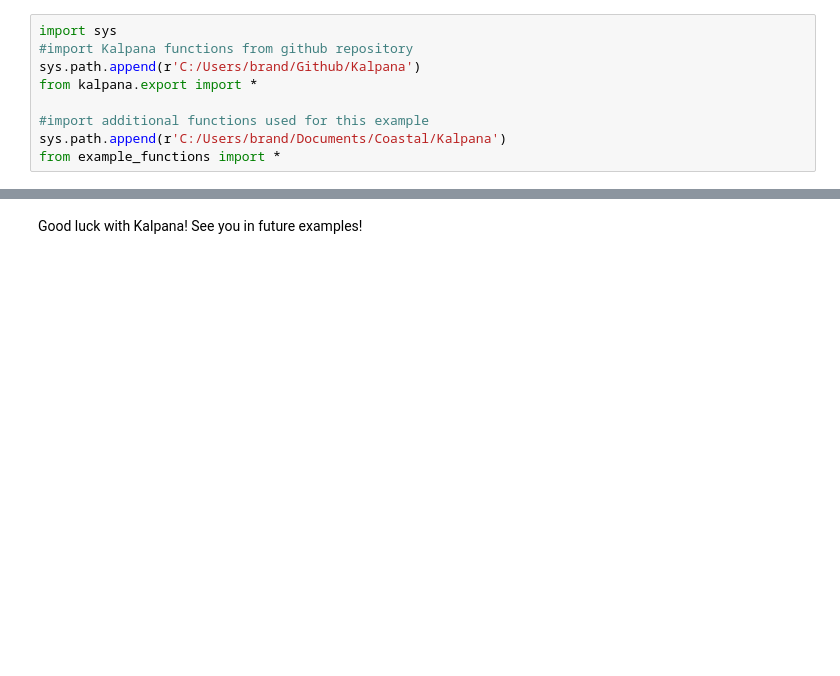
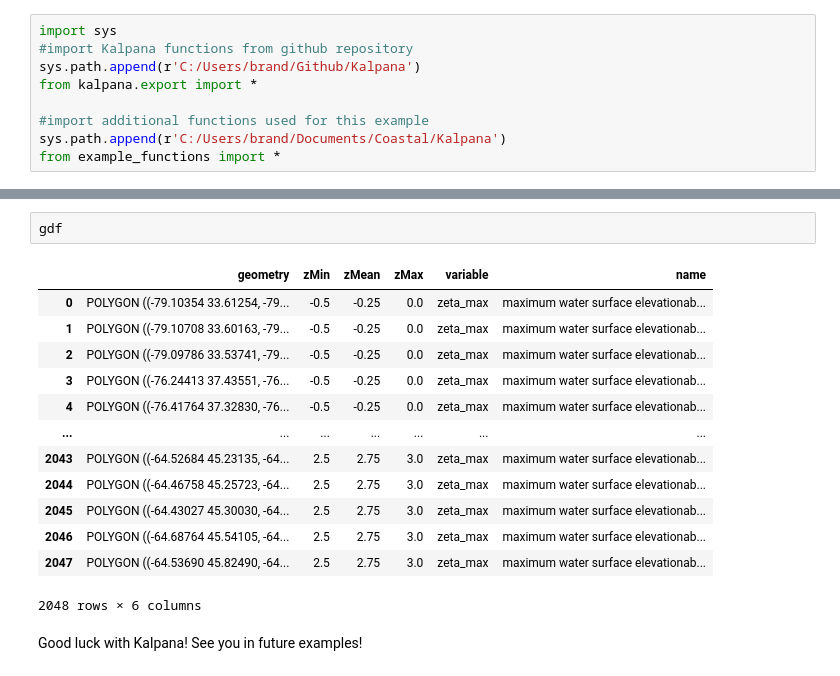
Before and after one commit to tomas19/kalpana_v2, a Jupyter notebook: examples/export_example01.ipynb, the cells around one changed output, grey strips where cells are left out. Drawn from its saved outputs; the diff is of its cells as text; blank space fills up the shorter version.

```diff
--- a/examples/export_example01.ipynb
+++ b/examples/export_example01.ipynb
@@ -111,2 +104,18 @@ plot_compare('C:/Users/brand/Documents/Coastal/Kalpana/inputs/NC9_maxele.63.nc',
+# %%
+gdf
+# %% [output]
+|  | geometry | zMin | zMean | zMax | variable | name |
+| 0 | POLYGON ((-79.10354 33.61254, -79... | -0.5 | -0.25 | 0.0 | zeta_max | maximum water surface elevationab... |
+| 1 | POLYGON ((-79.10708 33.60163, -79... | -0.5 | -0.25 | 0.0 | zeta_max | maximum water surface elevationab... |
+| 2 | POLYGON ((-79.09786 33.53741, -79... | -0.5 | -0.25 | 0.0 | zeta_max | maximum water surface elevationab... |
+| 3 | POLYGON ((-76.24413 37.43551, -76... | -0.5 | -0.25 | 0.0 | zeta_max | maximum water surface elevationab... |
+| 4 | POLYGON ((-76.41764 37.32830, -76... | -0.5 | -0.25 | 0.0 | zeta_max | maximum water surface elevationab... |
+| ... | ... | ... | ... | ... | ... | ... |
+| 2043 | POLYGON ((-64.52684 45.23135, -64... | 2.5 | 2.75 | 3.0 | zeta_max | maximum water surface elevationab... |
+| 2044 | POLYGON ((-64.46758 45.25723, -64... | 2.5 | 2.75 | 3.0 | zeta_max | maximum water surface elevationab... |
+| 2045 | POLYGON ((-64.43027 45.30030, -64... | 2.5 | 2.75 | 3.0 | zeta_max | maximum water surface elevationab... |
+| 2046 | POLYGON ((-64.68764 45.54105, -64... | 2.5 | 2.75 | 3.0 | zeta_max | maximum water surface elevationab... |
+| 2047 | POLYGON ((-64.53690 45.82490, -64... | 2.5 | 2.75 | 3.0 | zeta_max | maximum water surface elevationab... |
+2048 rows × 6 columns
 # %% [markdown]
 Good luck with Kalpana! See you in future examples!
```
Also changed, not shown: parts of 9 cells of this notebook, 2 other files.
